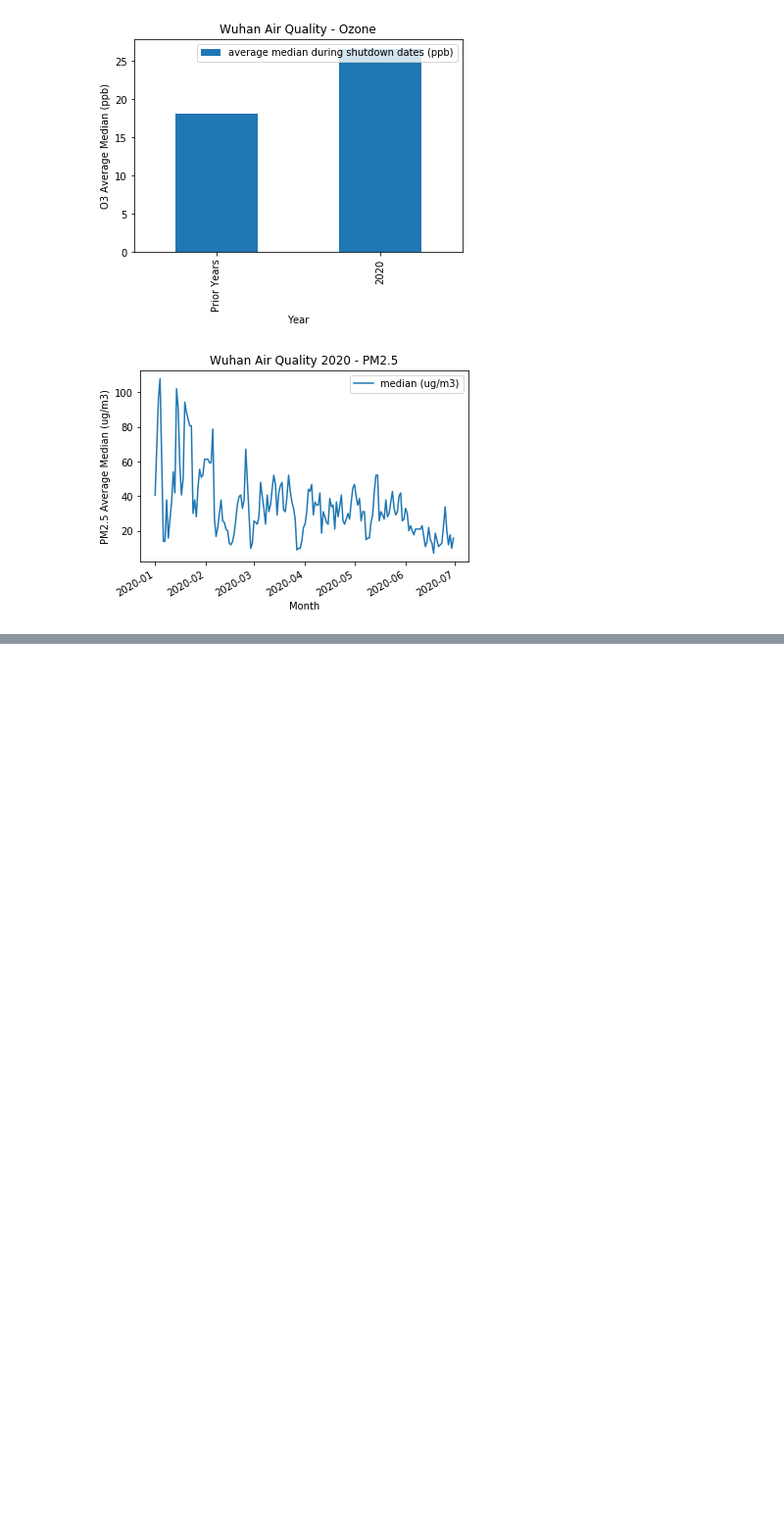
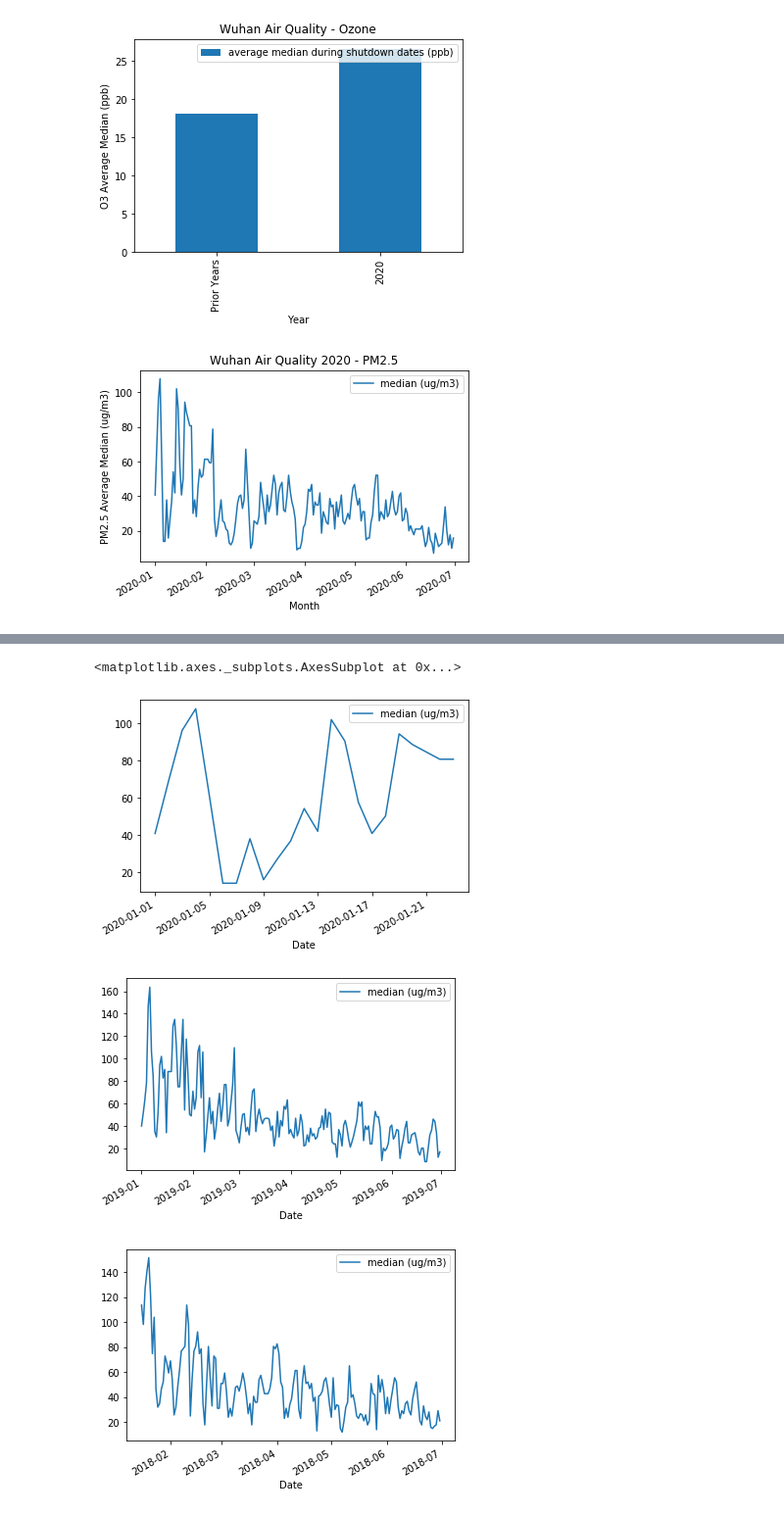
Before and after one commit to markwsutton/AirQualityProject, a Jupyter notebook: Wuhan Analysis.ipynb, the cells around one changed output, grey strips where cells are left out. Shown at 98% size. Saved outputs shown, nothing was run; the diff lists cells and outputs as text; code cells hidden in the pictures; blank space fills up the shorter version.

```diff
--- a/Wuhan Analysis.ipynb
+++ b/Wuhan Analysis.ipynb
@@ -200,0 +216,14 @@ wuhan_line_axes.get_figure().savefig("./outputs/Wuhan/Wuhan_2020_line_plot.png")
+# %%
+#examine earlier years (2018, 2019) during first 6 months to see if seasonal effects like cold weather in winter
+#could contribute to wood burning fires that reduce air quality
+
+wuhan_line_axes_2 = wuhan_2020_pm25_df["1/1/20":"1/23/20"].plot(kind="line", y="median (ug/m3)")
+wuhan_2019_pm25_df = all_pm25_df.loc[(all_pm25_df.index.year == 2019) & (all_pm25_df["City"] == "Wuhan")]
+wuhan_line_axes_3 = wuhan_2019_pm25_df.plot(kind="line", y="median (ug/m3)")
+wuhan_2018_pm25_df = all_pm25_df.loc[(all_pm25_df.index.year == 2018) & (all_pm25_df["City"] == "Wuhan")]
+wuhan_2018_pm25_df.plot(kind="line", y="median (ug/m3)")
+# %% [output]
+<matplotlib.axes._subplots.AxesSubplot at 0x...>
+[figure, added]
+[figure, added]
+[figure, added]
```
Also changed, not shown: parts of 3 cells of this notebook, 1 other file.
